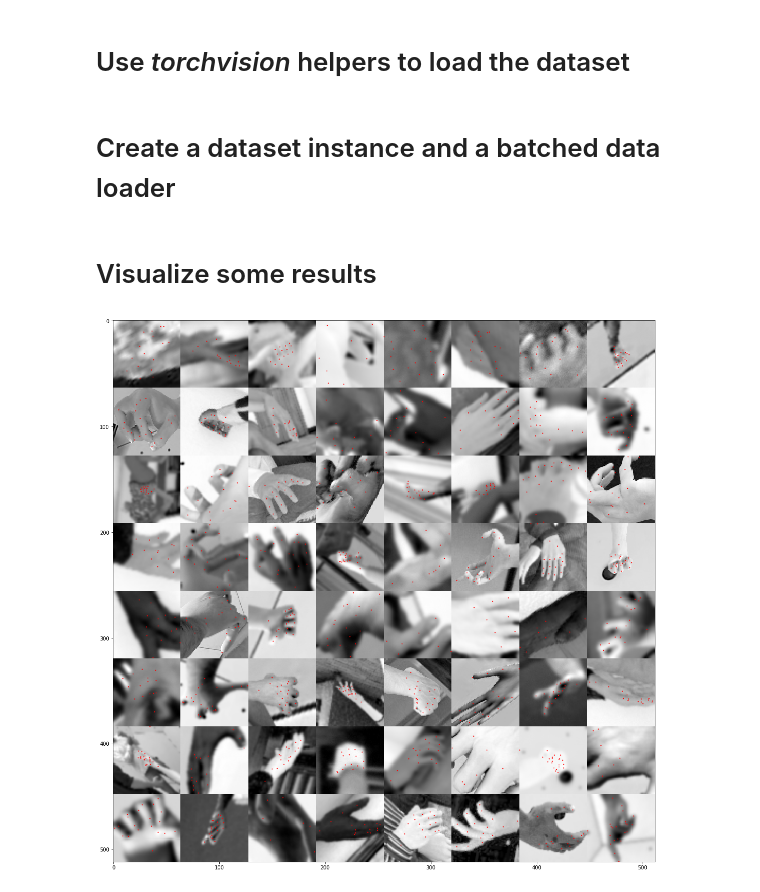
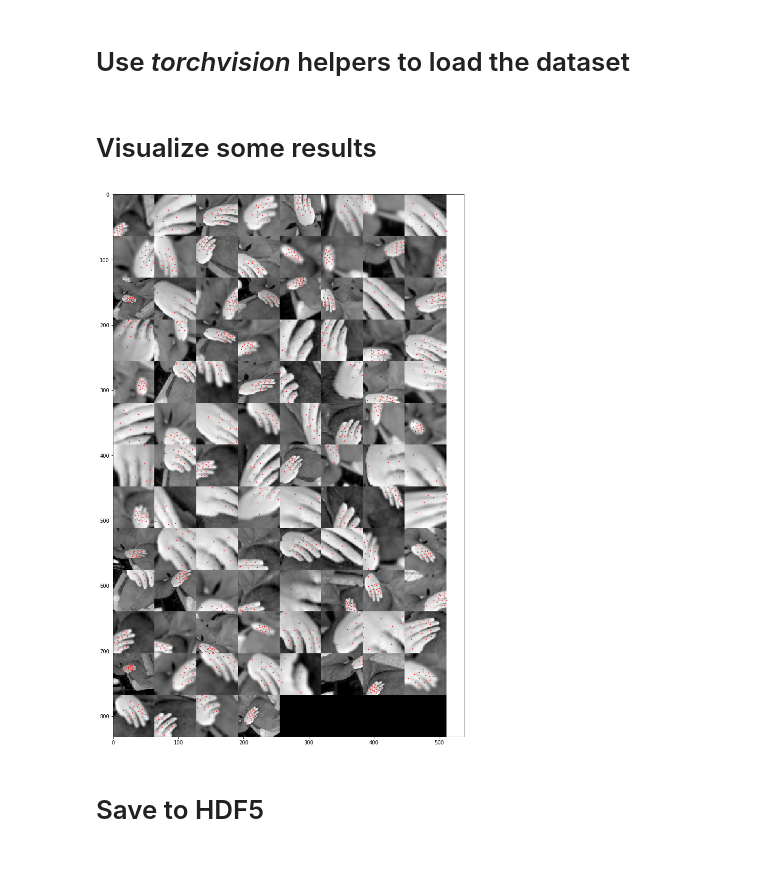
Before and after one commit to nkyriazis/random_notebooks, a Jupyter notebook: joints_2d_dataset.ipynb, the cells around one changed output. Cells and saved outputs as stored; diff of their text form; code cells hidden in the pictures; blank space fills up the shorter version.

Commit message:
Better perspective augmentation Better file saving

```diff
--- a/joints_2d_dataset.ipynb
+++ b/joints_2d_dataset.ipynb
@@ -80,7 +81,7 @@ class Dataset(torch.utils.data.Dataset):
 
         # tries transform on local transform variable
         def try_transform(base_transform, T):
-            for effort in range(10):
+            for effort in range(20):
                 t = ipivot @ T() @ pivot
                 if check_transform(*apply_transform(base_transform @ t)):
                     return base_transform @ t;
@@ -99,15 +100,20 @@ class Dataset(torch.utils.data.Dataset):
 
         # sample perspective distortion
         def generate_perspective():
-            shear_x = np.random.randn() * 0.2
-            shear_y = np.random.randn() * 0.2
-            SX = np.eye(3)
-            SX[1,0] = shear_x
-            SY = np.eye(3)
-            SY[0,1] = shear_y
-            return SX @ SY
+            points = np.array([[0, 0],
+                               [63, 0],
+                               [63, 63],
+                               [0, 63]])
+            targets = points + np.random.randn(*points.shape) * 10
+            return cv2.findHomography(points, targets)[0]
 
-        for rnd_trans in [generate_rotation, generate_scaling, generate_perspective]:
+        # sample translation
+        def generate_translation():
+            T = np.eye(3)
+            T[:2,2] = np.random.randn(2) * 32
+            return T
+
+        for rnd_trans in [generate_rotation, generate_scaling, generate_perspective, generate_translation]:
             transform = try_transform(transform, rnd_trans)
 
         # generate transformed image and joints
@@ -132,5 +138,3 @@ class Dataset(torch.utils.data.Dataset):
 
         # return
         return img, J
-# %% [markdown]
-# Create a dataset instance and a batched data loader
@@ -140,17 +141,24 @@ dl = torch.utils.data.DataLoader(ds, batch_size=64, shuffle=True)
 # %% [markdown]
 # Visualize some results
 # %%
+ds = Dataset()
+dl = torch.utils.data.DataLoader(ds, batch_size=100, shuffle=False)
+
+# Visualize some results
+
 X, Y = iter(dl).next()
 plt.figure(figsize=(15,15))
 plt.imshow(make_grid(X[:,None,:,:], padding=0, normalize=True, scale_each=True).permute(1, 2, 0))
 for i, J in enumerate(Y):
     J = J[J[...,-1]!=0]
     offset_x = (i % 8) * 64
     offset_y = (i // 8) * 64
 
     plt.scatter(J[...,0] + offset_x,
                 J[...,1] + offset_y,
                 c = 'red', s=1)
 plt.tight_layout(pad=0)
 # %% [output]
-[figure, old version]
+[figure, new version]
+# %% [markdown]
+# Save to HDF5
```
Also changed, not shown: parts of 3 cells of this notebook.
